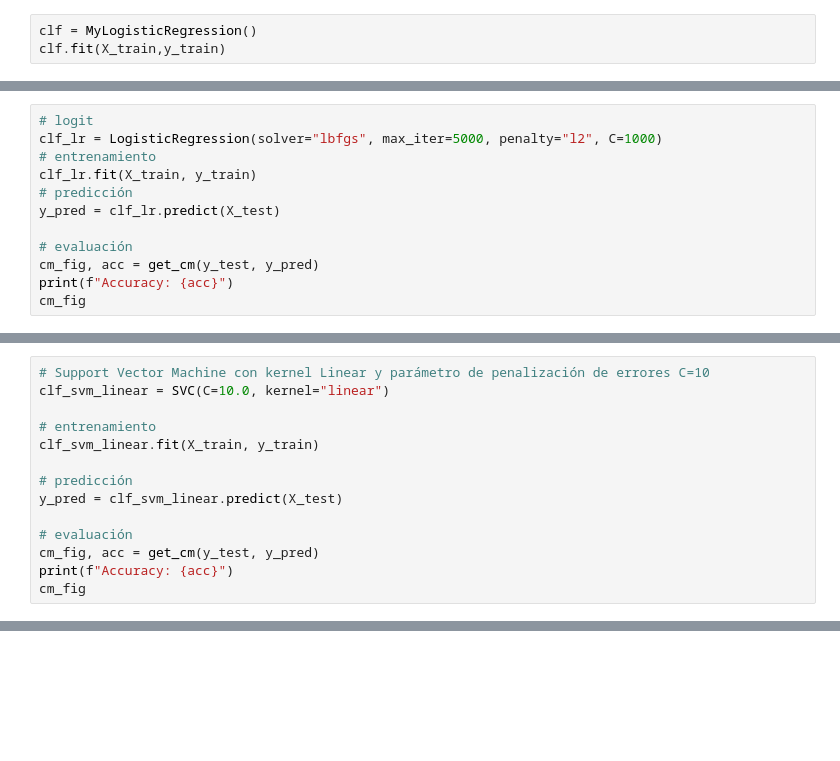
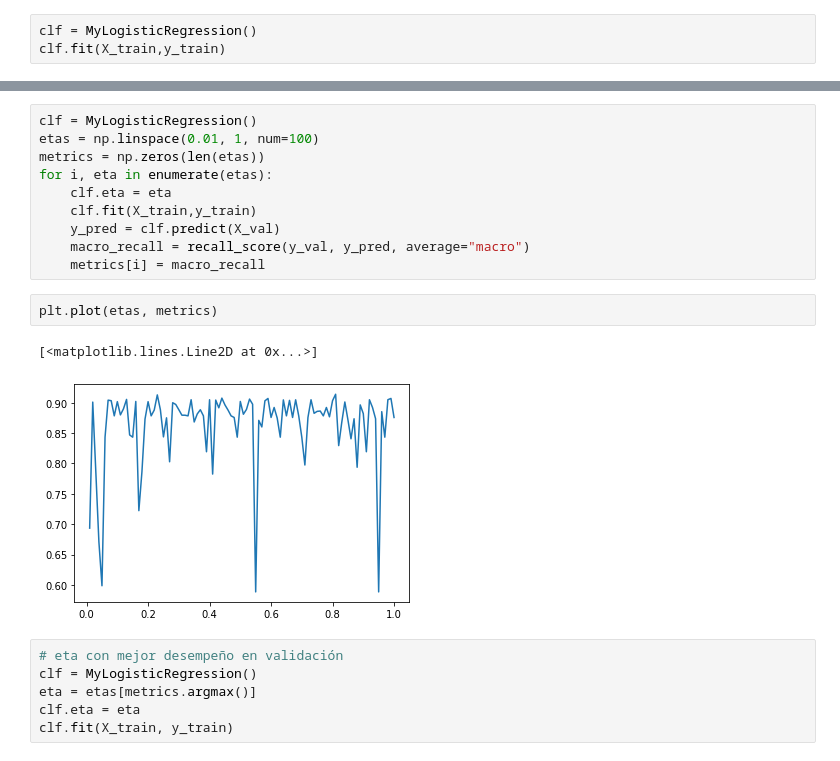
Before and after one commit to dgarridoa/T3ML, a Jupyter notebook: solucion.ipynb, the cells around one changed output, grey strips where cells are left out. Drawn from its saved outputs; the diff is of its cells as text; blank space fills up the shorter version.

```diff
--- a/solucion.ipynb
+++ b/solucion.ipynb
@@ -230,12 +228,0 @@ cm_fig
-# %%
-# logit
-clf_lr = LogisticRegression(solver="lbfgs", max_iter=5000, penalty="l2", C=1000)
-# entrenamiento
-clf_lr.fit(X_train, y_train)
-# predicción
-y_pred = clf_lr.predict(X_test)
-
-# evaluación
-cm_fig, acc = get_cm(y_test, y_pred)
-print(f"Accuracy: {acc}")
-cm_fig
@@ -247,14 +228,0 @@ Accuracy: 0.94375
-# %%
-# Support Vector Machine con kernel Linear y parámetro de penalización de errores C=10
-clf_svm_linear = SVC(C=10.0, kernel="linear")
-
-# entrenamiento
-clf_svm_linear.fit(X_train, y_train)
-
-# predicción
-y_pred = clf_svm_linear.predict(X_test)
-
-# evaluación
-cm_fig, acc = get_cm(y_test, y_pred)
-print(f"Accuracy: {acc}")
-cm_fig
@@ -263,0 +229,21 @@ Accuracy: 0.9375
+# %%
+clf = MyLogisticRegression()
+etas = np.linspace(0.01, 1, num=100)
+metrics = np.zeros(len(etas))
+for i, eta in enumerate(etas):
+    clf.eta = eta
+    clf.fit(X_train,y_train)
+    y_pred = clf.predict(X_val)
+    macro_recall = recall_score(y_val, y_pred, average="macro")
+    metrics[i] = macro_recall
+# %%
+plt.plot(etas, metrics)
+# %% [output]
+[<matplotlib.lines.Line2D at 0x...>]
+[figure, added]
+# %%
+# eta con mejor desempeño en validación
+clf = MyLogisticRegression()
+eta = etas[metrics.argmax()]
+clf.eta = eta
+clf.fit(X_train, y_train)
```
Also changed, not shown: parts of 15 cells of this notebook.
